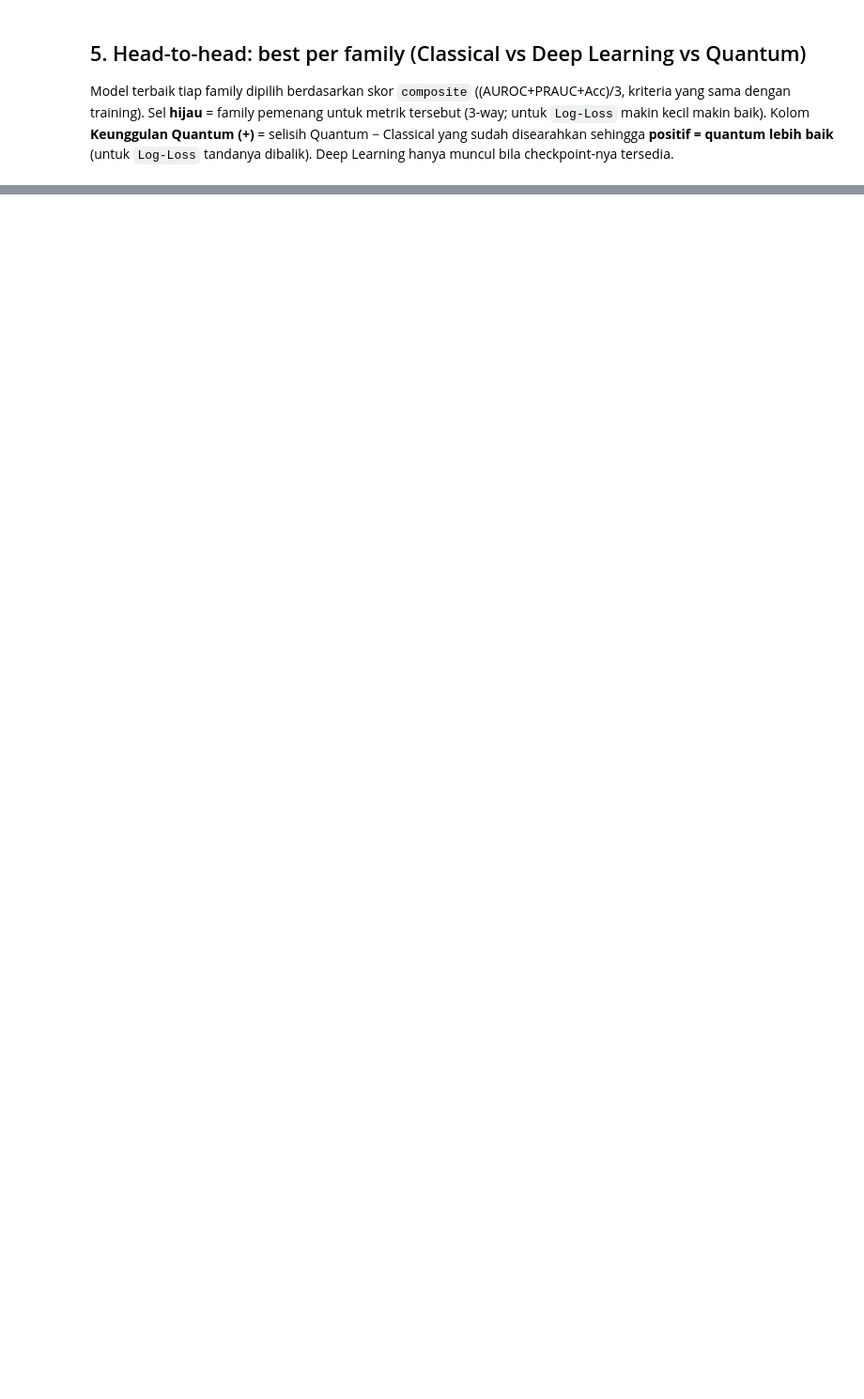
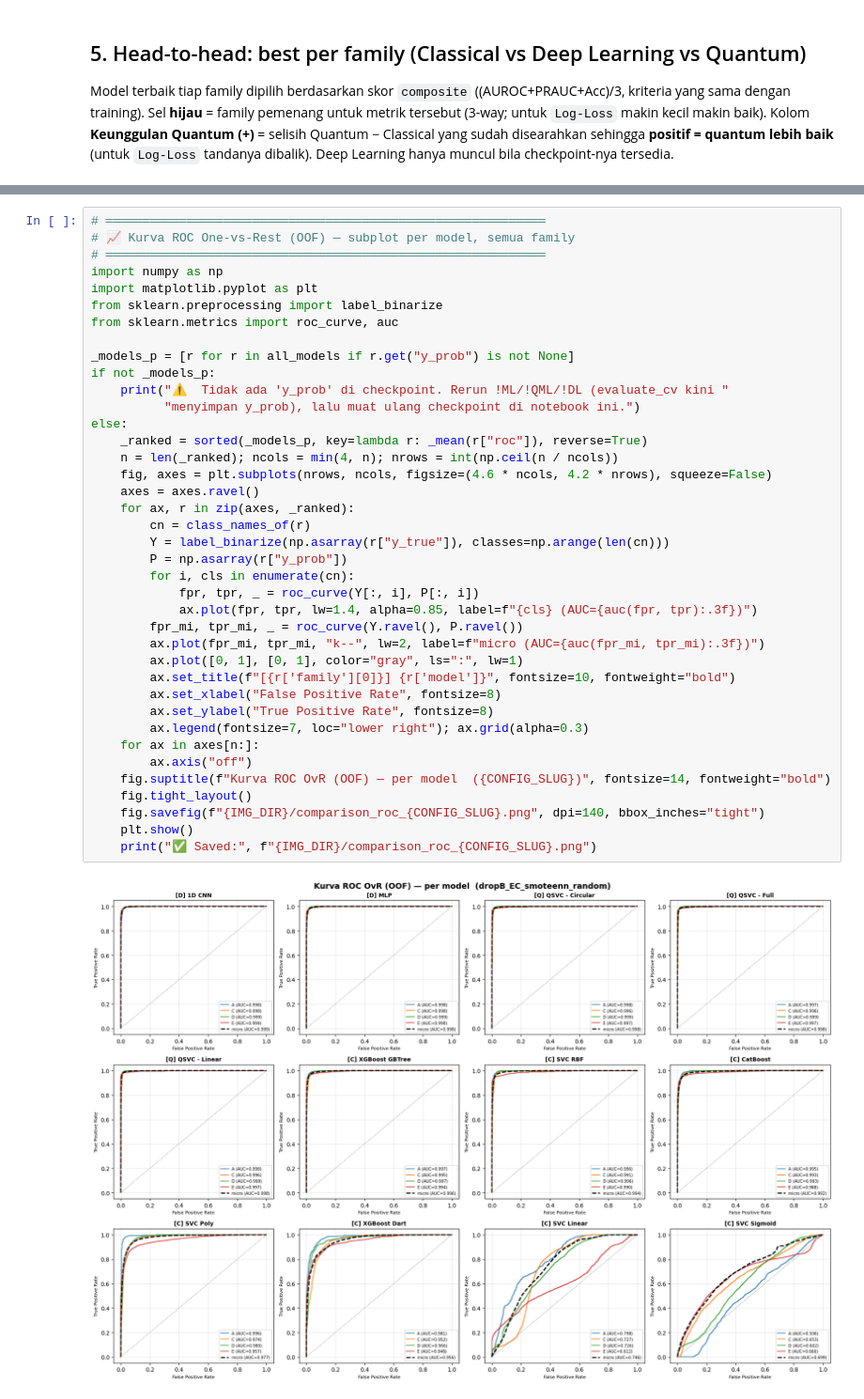
Before and after one commit to QuantumResearch-MCI/quantum-multiclass-classification, a Jupyter notebook: notebooks/!results.ipynb, the cells around one changed output, grey strips where cells are left out. Shown at 94% size. Cells and saved outputs as stored; diff of their text form; blank space fills up the shorter version.

Commit message:
add prauc and rocauc curve

```diff
--- a/notebooks/!results.ipynb
+++ b/notebooks/!results.ipynb
@@ -383,0 +444,41 @@ VERDICT (dropB_EC_smoteenn_random)
+# %%
+# ════════════════════════════════════════════════════════════
+# 📈 Kurva ROC One-vs-Rest (OOF) — subplot per model, semua family
+# ════════════════════════════════════════════════════════════
+import numpy as np
+import matplotlib.pyplot as plt
+from sklearn.preprocessing import label_binarize
+from sklearn.metrics import roc_curve, auc
+
+_models_p = [r for r in all_models if r.get("y_prob") is not None]
+if not _models_p:
+    print("⚠️  Tidak ada 'y_prob' di checkpoint. Rerun !ML/!QML/!DL (evaluate_cv kini "
+          "menyimpan y_prob), lalu muat ulang checkpoint di notebook ini.")
+else:
+    _ranked = sorted(_models_p, key=lambda r: _mean(r["roc"]), reverse=True)
+    n = len(_ranked); ncols = min(4, n); nrows = int(np.ceil(n / ncols))
+    fig, axes = plt.subplots(nrows, ncols, figsize=(4.6 * ncols, 4.2 * nrows), squeeze=False)
+    axes = axes.ravel()
+    for ax, r in zip(axes, _ranked):
+        cn = class_names_of(r)
+        Y = label_binarize(np.asarray(r["y_true"]), classes=np.arange(len(cn)))
+        P = np.asarray(r["y_prob"])
+        for i, cls in enumerate(cn):
+            fpr, tpr, _ = roc_curve(Y[:, i], P[:, i])
+            ax.plot(fpr, tpr, lw=1.4, alpha=0.85, label=f"{cls} (AUC={auc(fpr, tpr):.3f})")
+        fpr_mi, tpr_mi, _ = roc_curve(Y.ravel(), P.ravel())
+        ax.plot(fpr_mi, tpr_mi, "k--", lw=2, label=f"micro (AUC={auc(fpr_mi, tpr_mi):.3f})")
+        ax.plot([0, 1], [0, 1], color="gray", ls=":", lw=1)
+        ax.set_title(f"[{r['family'][0]}] {r['model']}", fontsize=10, fontweight="bold")
+        ax.set_xlabel("False Positive Rate", fontsize=8)
+        ax.set_ylabel("True Positive Rate", fontsize=8)
+        ax.legend(fontsize=7, loc="lower right"); ax.grid(alpha=0.3)
+    for ax in axes[n:]:
+        ax.axis("off")
+    fig.suptitle(f"Kurva ROC OvR (OOF) — per model  ({CONFIG_SLUG})", fontsize=14, fontweight="bold")
+    fig.tight_layout()
+    fig.savefig(f"{IMG_DIR}/comparison_roc_{CONFIG_SLUG}.png", dpi=140, bbox_inches="tight")
+    plt.show()
+    print("✅ Saved:", f"{IMG_DIR}/comparison_roc_{CONFIG_SLUG}.png")
+# %% [output]
+[figure, added]
```
Also changed, not shown: parts of 11 cells of this notebook, 18 other files.
